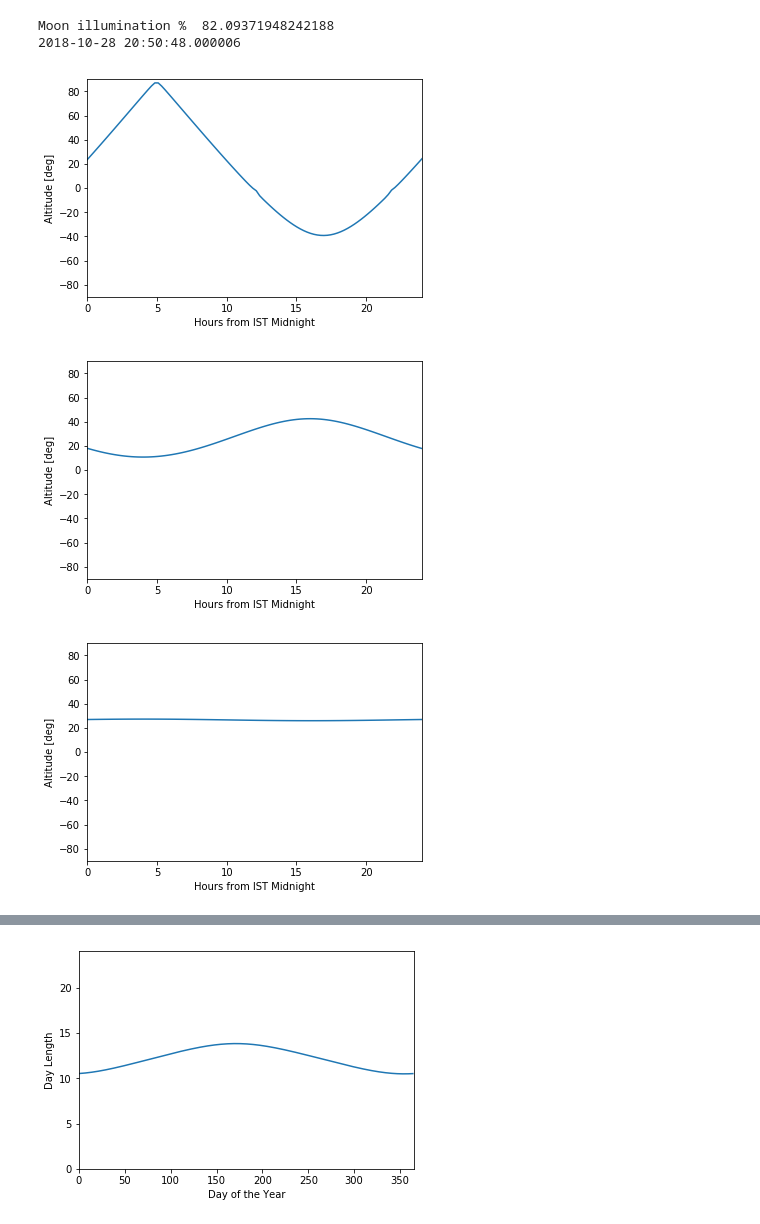
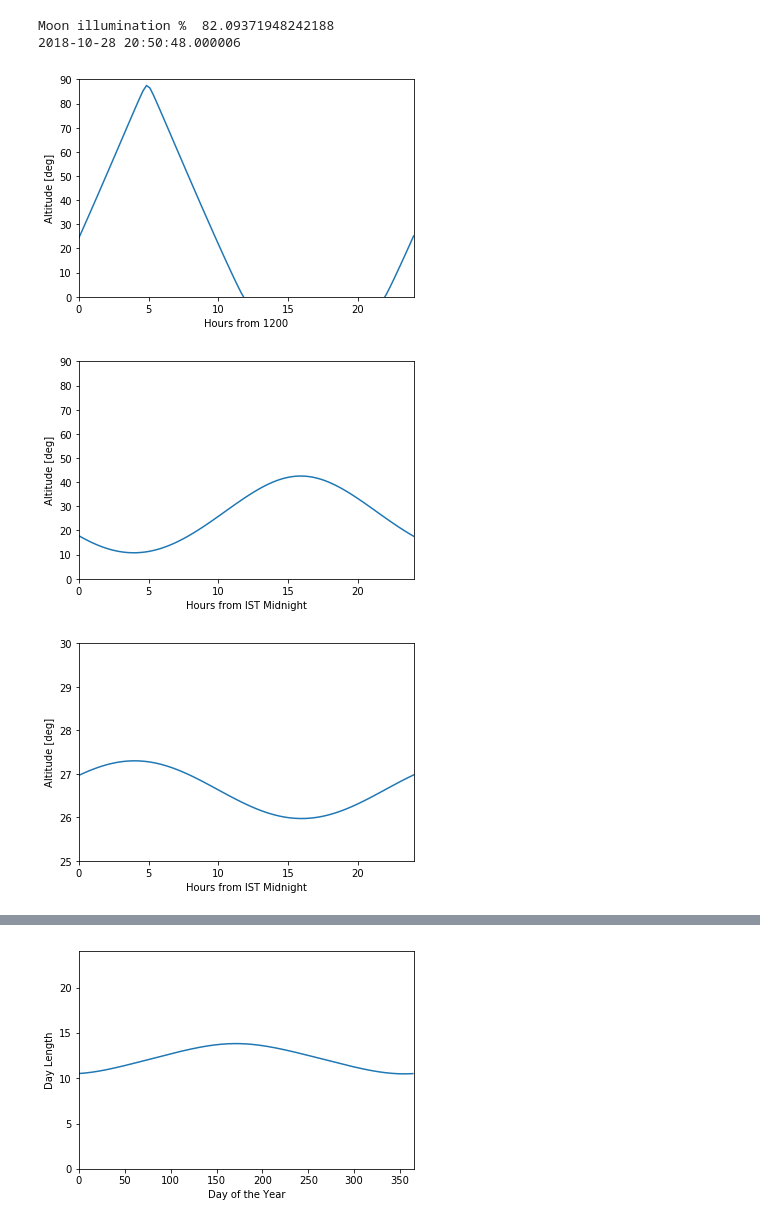
Before and after one commit to shreyasbapat/Astronomy-Code-Camp-Slides, a Jupyter notebook: Ephem/Ephemeris.ipynb, the cells around one changed output, grey strips where cells are left out. Cells and saved outputs as stored; diff of their text form; code cells hidden in the pictures.

```diff
--- a/Ephem/Ephemeris.ipynb
+++ b/Ephem/Ephemeris.ipynb
@@ -42,25 +40,26 @@ Moon illumination %  82.09371948242188
 # %%
 import numpy as np
 import matplotlib.pyplot as plt
 hours = np.linspace(0, 24, 100)
-d = ephem.Date('2018/6/17')
+
+
+d = ephem.Date('2018/6/18')
 m45 = ephem.star('Alcyone')
 def getDelhiAltitude(hour,object):
     delhi.date = d+hour/24
     object.compute(delhi)
-    import math
-    return float(object.alt)*180/math.pi
+    return np.rad2deg(object.alt)
 
 m45alt = np.vectorize(getDelhiAltitude)(hours,m45)
 
 plt.plot(hours, m45alt)
 plt.xlim(0, 24)
-plt.ylim(-90, 90)
-plt.xlabel('Hours from IST Midnight')
+plt.ylim(0, 90)
+plt.xlabel('Hours from 1200')
 plt.ylabel('Altitude [deg]')
 plt.show()
 # %% [output]
-[figure, old version]
+[figure, new version]
 # %%
 # Kochab Beta Ursa Minoris
 kochab =ephem.star('Kochab')
@@ -68,12 +67,12 @@ kochabalt = np.vectorize(getDelhiAltitude)(hours,kochab)
 
 plt.plot(hours, kochabalt)
 plt.xlim(0, 24)
-plt.ylim(-90, 90)
+plt.ylim(0, 90)
 plt.xlabel('Hours from IST Midnight')
 plt.ylabel('Altitude [deg]')
 plt.show()
 # %% [output]
-[figure, old version]
+[figure, new version]
 # %%
 #Pole Star
 polaris =ephem.star('Polaris')
@@ -81,11 +80,11 @@ polarisalt = np.vectorize(getDelhiAltitude)(hours,polaris)
 
 plt.plot(hours, polarisalt)
 plt.xlim(0, 24)
-plt.ylim(-90, 90)
+plt.ylim(25, 30)
 plt.xlabel('Hours from IST Midnight')
 plt.ylabel('Altitude [deg]')
 plt.show()
 # %% [output]
-[figure, old version]
+[figure, new version]
 # %%
 # Lets draw a constellation!
```
Also changed, not shown: parts of 3 cells of this notebook, 6 other files.
